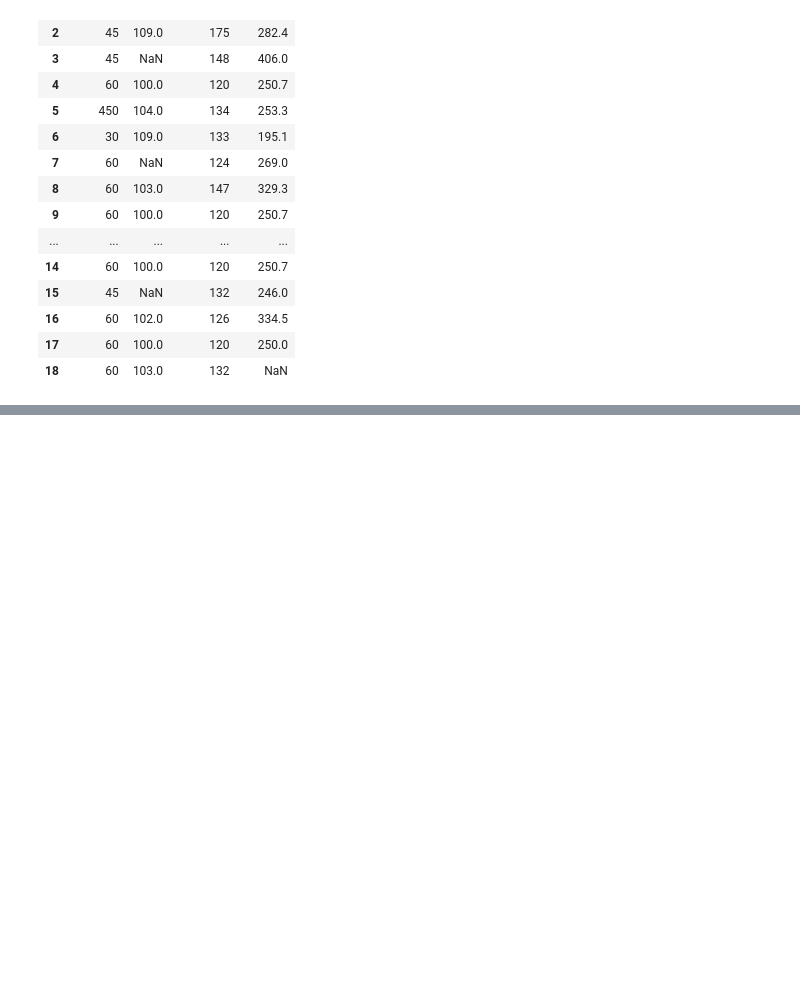
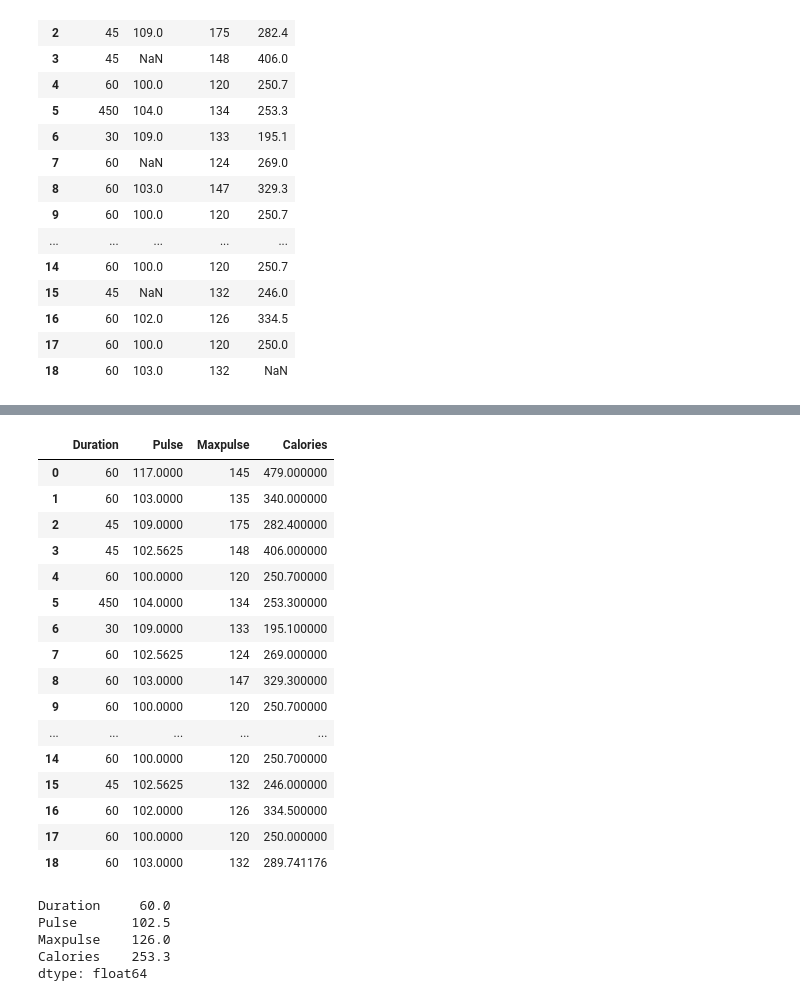
Before and after one commit to AnYeHyeon/DataScience2023, a Jupyter notebook: DataScience_Week1.ipynb, the cells around one changed output, grey strips where cells are left out. Cells and saved outputs as stored; diff of their text form; code cells hidden in the pictures; blank space fills up the shorter version.

```diff
--- a/DataScience_Week1.ipynb
+++ b/DataScience_Week1.ipynb
@@ -258,0 +329,28 @@ df
+# %%
+df.fillna(df.mean())
+# %% [output]
+|  | Duration | Pulse | Maxpulse | Calories |
+| 0 | 60 | 117.0000 | 145 | 479.000000 |
+| 1 | 60 | 103.0000 | 135 | 340.000000 |
+| 2 | 45 | 109.0000 | 175 | 282.400000 |
+| 3 | 45 | 102.5625 | 148 | 406.000000 |
+| 4 | 60 | 100.0000 | 120 | 250.700000 |
+| 5 | 450 | 104.0000 | 134 | 253.300000 |
+| 6 | 30 | 109.0000 | 133 | 195.100000 |
+| 7 | 60 | 102.5625 | 124 | 269.000000 |
+| 8 | 60 | 103.0000 | 147 | 329.300000 |
+| 9 | 60 | 100.0000 | 120 | 250.700000 |
+| ... | ... | ... | ... | ... |
+| 14 | 60 | 100.0000 | 120 | 250.700000 |
+| 15 | 45 | 102.5625 | 132 | 246.000000 |
+| 16 | 60 | 102.0000 | 126 | 334.500000 |
+| 17 | 60 | 100.0000 | 120 | 250.000000 |
+| 18 | 60 | 103.0000 | 132 | 289.741176 |
+# %%
+df.median()
+# %% [output]
+Duration     60.0
+Pulse       102.5
+Maxpulse    126.0
+Calories    253.3
+dtype: float64
```
Also changed, not shown: parts of 8 cells of this notebook.
